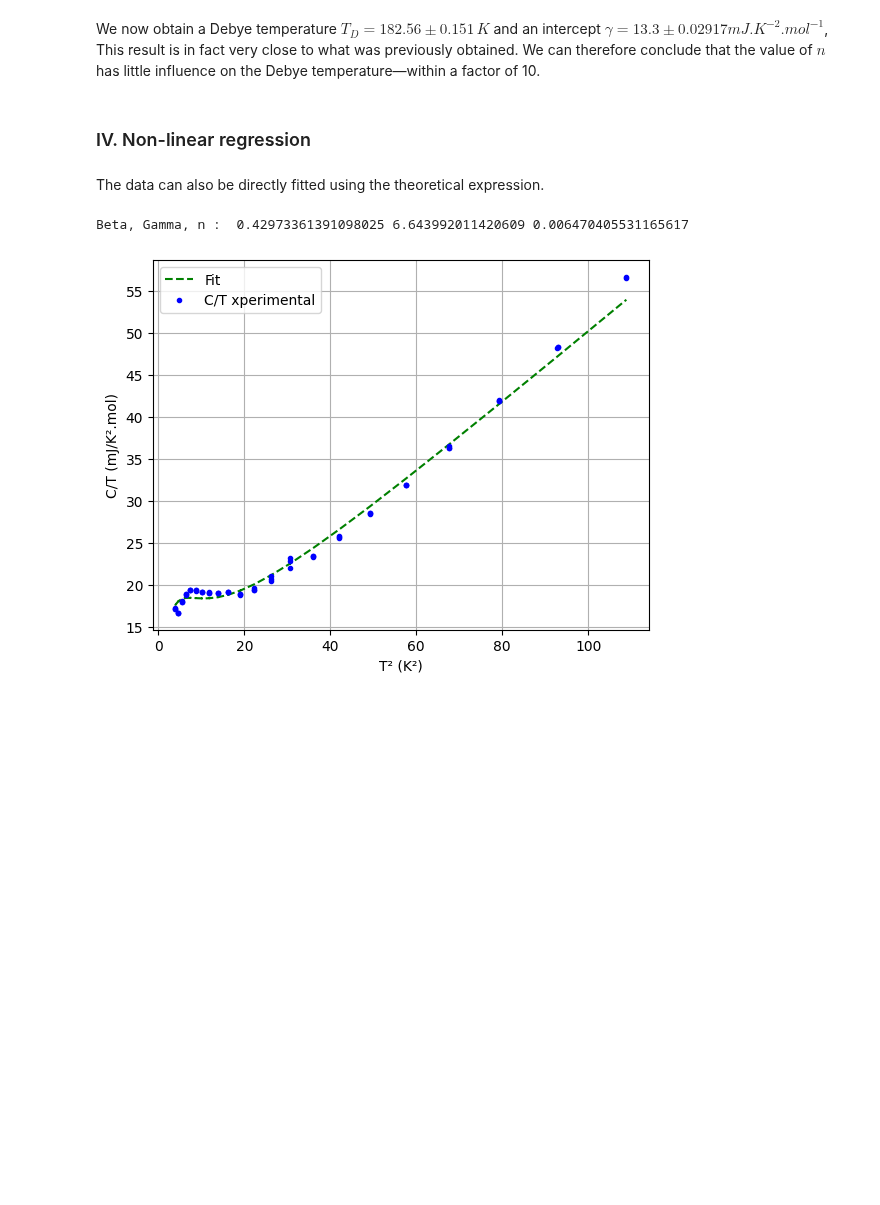
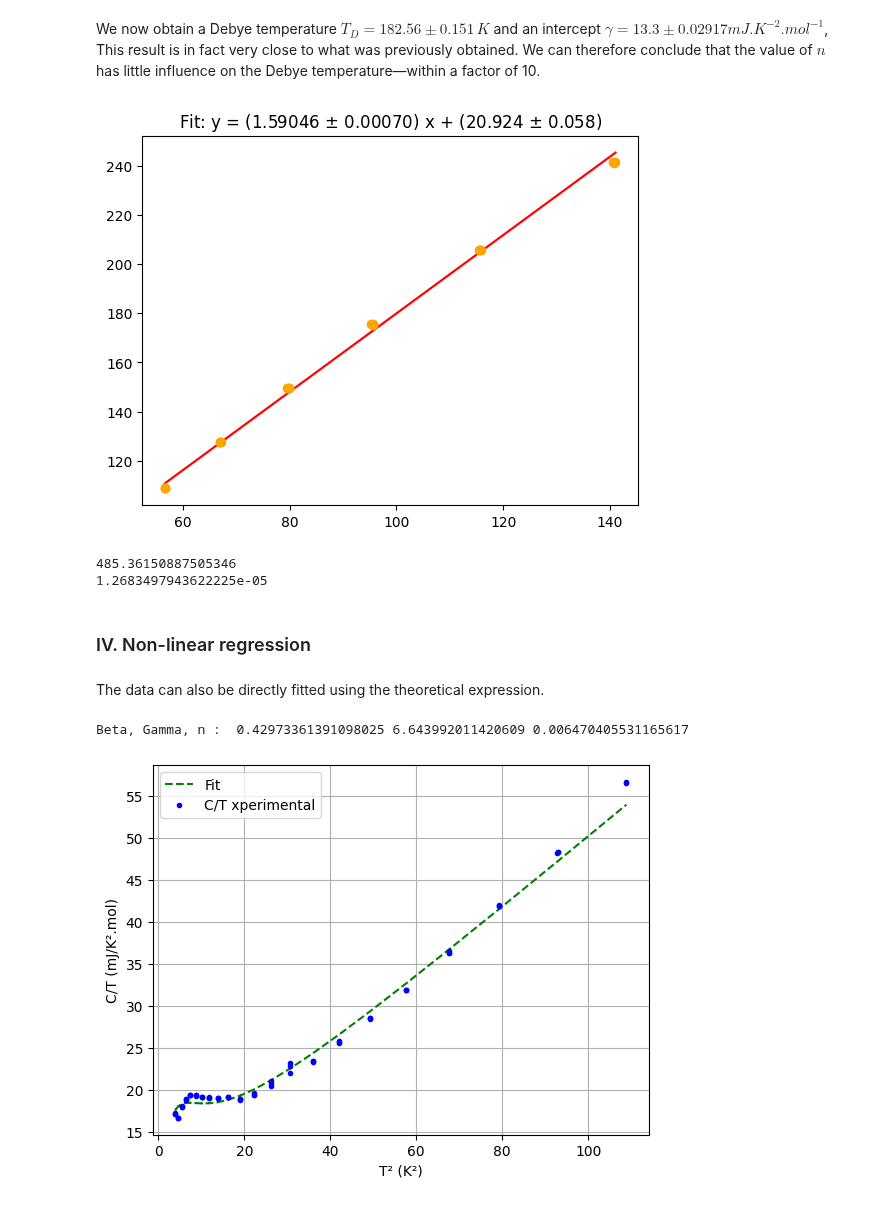
Before and after one commit to Gamal-on/YBCO, a Jupyter notebook: Results HPHT YBCO.ipynb, the cells around one changed output. Saved outputs shown, nothing was run; the diff lists cells and outputs as text; code cells hidden in the pictures; blank space fills up the shorter version.

```diff
--- a/Results HPHT YBCO.ipynb
+++ b/Results HPHT YBCO.ipynb
@@ -199,5 +199,24 @@ TDebye, gamma, u_TDebye, u_gamma :  156.1421134557674 0.0017555037859347557 0.15
 # %% [markdown]
 We now obtain a Debye temperature  $T_D = 182.56 \pm 0.151 \, K$ and an intercept $\gamma = 13.3 \pm 0.02917 mJ.K^{-2}.mol^{-1}$, This result is in fact very close to what was previously obtained. We can therefore conclude that the value of $n$ has little influence on the Debye temperature—within a factor of 10.
+# %%
+# Linear fit past Schottky contribution
+
+C_div_T_bounded, squared_temperature_bounded = tools.tab_interval(squared_temperature, C_div_T, 100, 250)
+
+res3 = ft.linfitxy(squared_temperature_bounded, C_div_T_bounded,
+                   err_squared_temperature[0: len(C_div_T_bounded)], err_C_divT[0 : len(C_div_T_bounded)],
+                                           plot=True, linecolor="red", markercolor="orange")
+# %% [output]
+[figure, added]
+# %%
+a = r*12*(np.pi**4)
+b = 5*0.51*1e-3
+print((a*30/b)**(1/3))
+
+print(8.45e-3/666.22)
+# %% [output]
+485.36150887505346
+1.2683497943622225e-05
 # %% [markdown]
 ### IV. Non-linear regression
 # %% [markdown]
```
Also changed, not shown: parts of 3 cells of this notebook, 1 other file.
